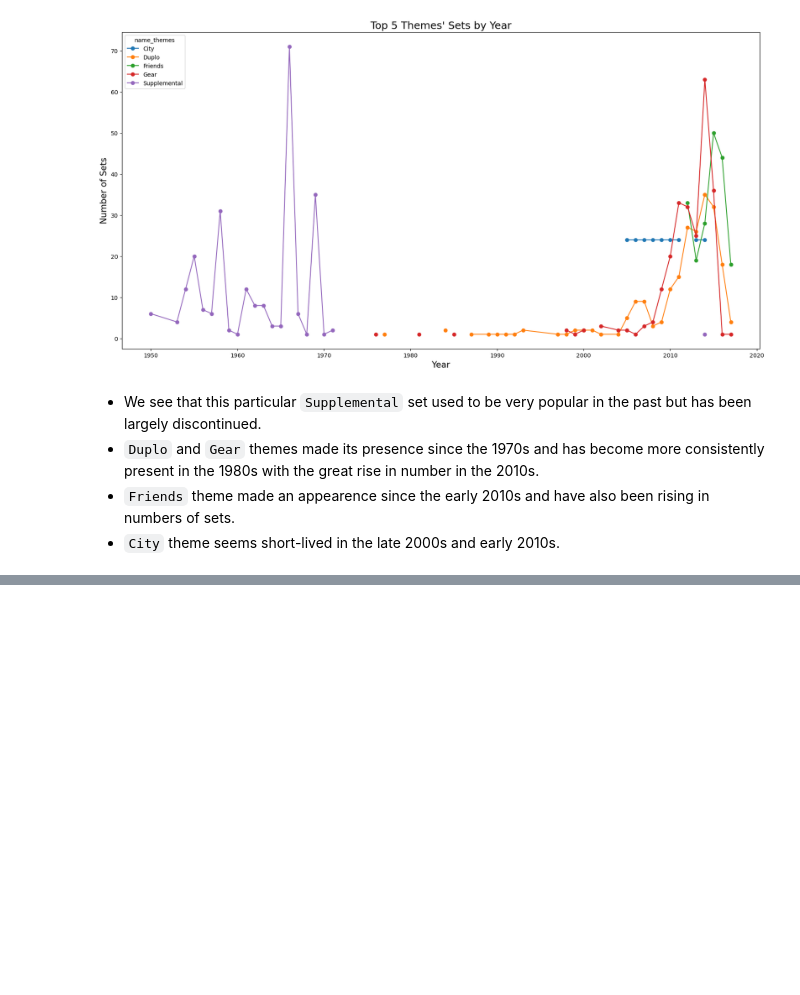
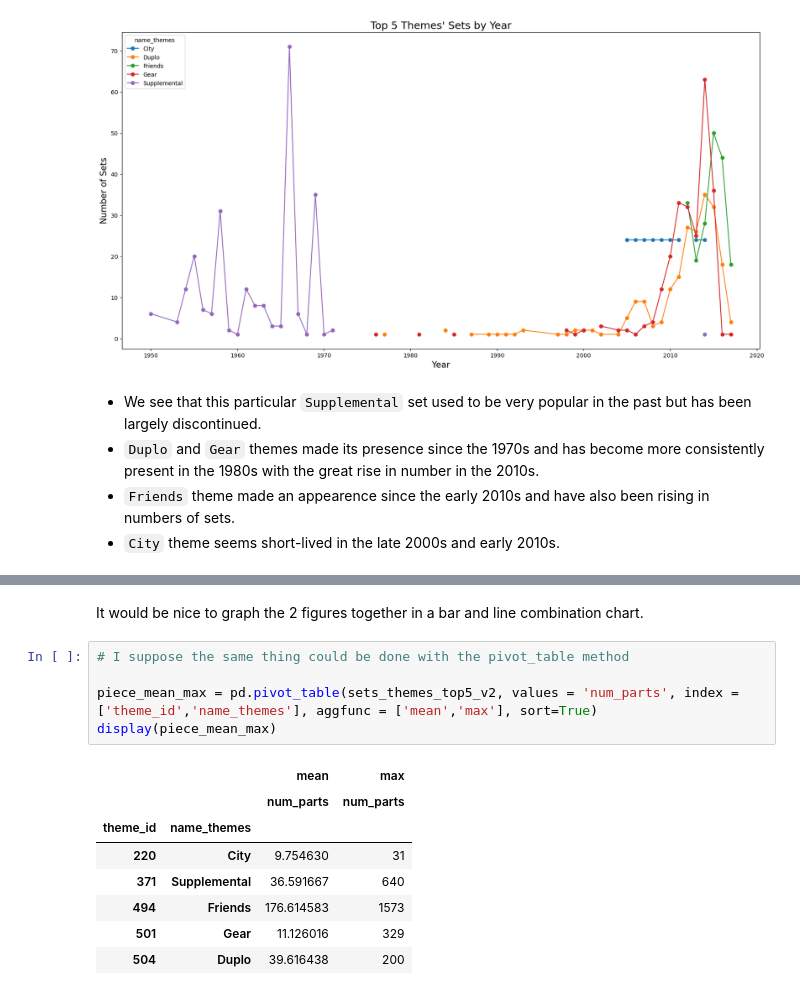
Before and after one commit to lanhoang82/Data-Portfolio-1, a Jupyter notebook: 5. Python - pandas - Data Manipulation/LEGO Database - EDA.ipynb, the cells around one changed output, grey strips where cells are left out. Cells and saved outputs as stored; diff of their text form; blank space fills up the shorter version.

```diff
--- a/5. Python - pandas - Data Manipulation/LEGO Database - EDA.ipynb
+++ b/5. Python - pandas - Data Manipulation/LEGO Database - EDA.ipynb
@@ -259,0 +309,16 @@ Text(0, 0.5, 'Number of Sets')
+# %% [markdown]
+It would be nice to graph the 2 figures together in a bar and line combination chart.
+# %%
+# I suppose the same thing could be done with the pivot_table method
+
+piece_mean_max = pd.pivot_table(sets_themes_top5_v2, values = 'num_parts', index = ['theme_id','name_themes'], aggfunc = ['mean','max'], sort=True)
+display(piece_mean_max)
+# %% [output]
+|  |  | mean | max |
+|  |  | num_parts | num_parts |
+| theme_id | name_themes |  |  |
+| 220 | City | 9.754630 | 31 |
+| 371 | Supplemental | 36.591667 | 640 |
+| 494 | Friends | 176.614583 | 1573 |
+| 501 | Gear | 11.126016 | 329 |
+| 504 | Duplo | 39.616438 | 200 |
```
Also changed, not shown: parts of 4 cells of this notebook.
